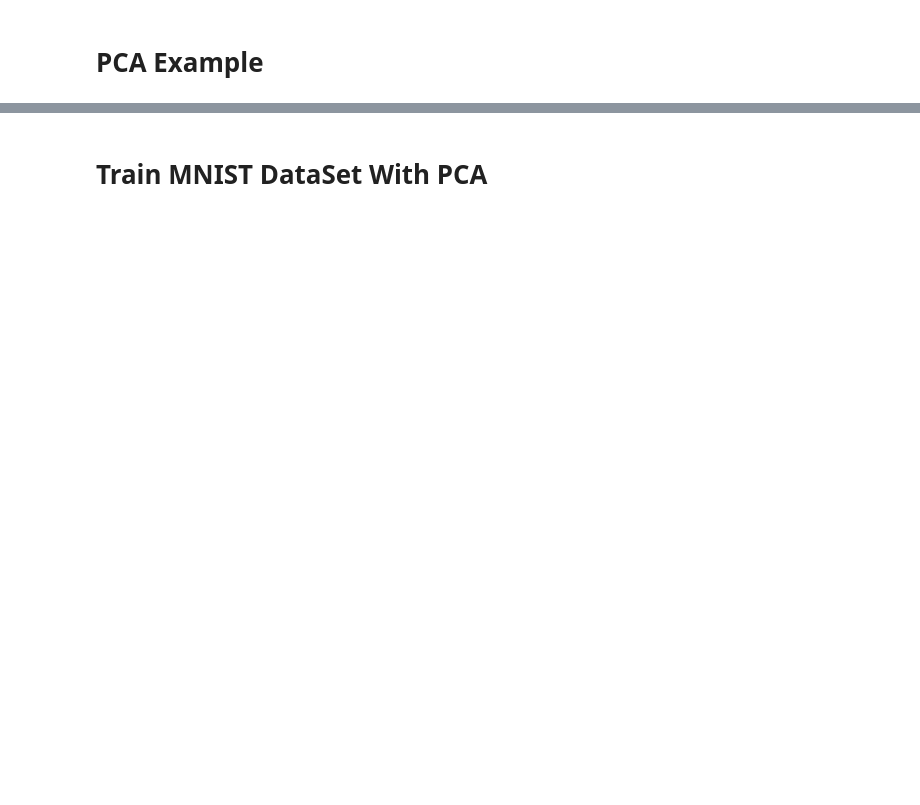
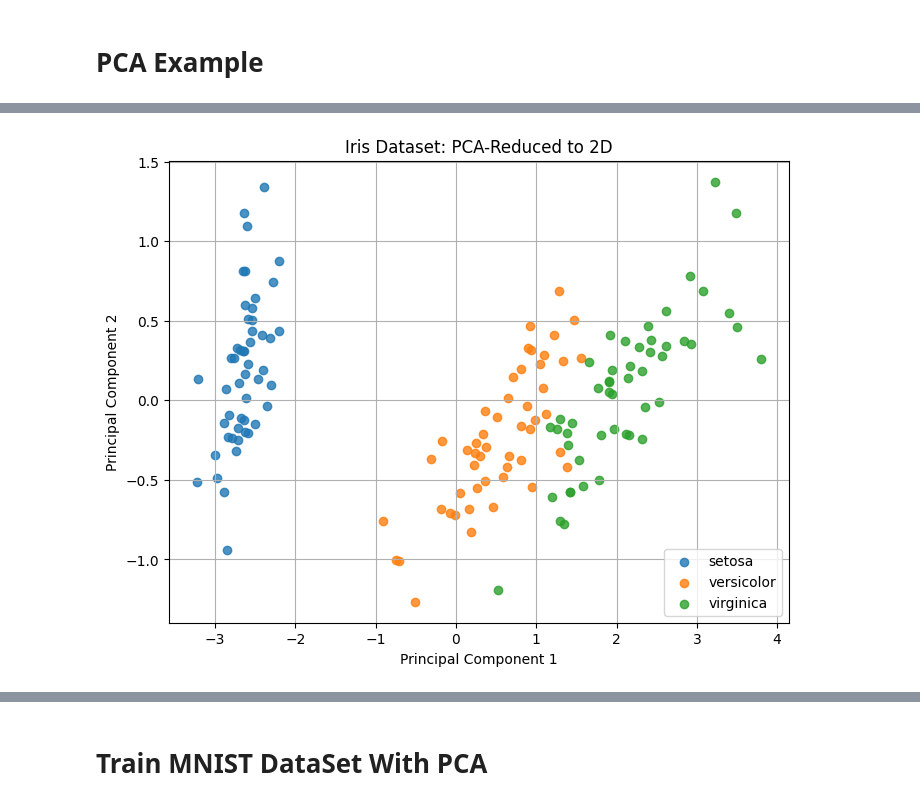
Before and after one commit to Eclipse-peach/pca-performance_mlp, a Jupyter notebook: PCA.ipynb, the cells around one changed output, grey strips where cells are left out. Drawn from its saved outputs; the diff is of its cells as text; code cells hidden in the pictures; blank space fills up the shorter version.

```diff
--- a/PCA.ipynb
+++ b/PCA.ipynb
@@ -57 +73,82 @@ plt.show()
 [figure]
+# %%
+import pandas as pd
+from sklearn.datasets import load_iris
+import matplotlib.pyplot as plt
+from sklearn.decomposition import PCA
+
+# 1. Load the Iris dataset
+iris = load_iris()
+X = iris.data  # Features (sepal length, sepal width, petal length, petal width)
+y = iris.target # Target species (0: setosa, 1: versicolor, 2: virginica)
+feature_names = iris.feature_names
+target_names = iris.target_names
+
+# 2. Create a Pandas DataFrame
+df_iris = pd.DataFrame(X, columns=feature_names)
+df_iris['species'] = y
+# Map numerical targets to actual species names for clarity
+df_iris['species'] = df_iris['species'].map({i: name for i, name in enumerate(target_names)})
+
+# --- Awesome Tables for Each Species ---
+
+# Define a base styling function to keep the code clean
+def style_species_table(df, species_name):
+    """Applies consistent styling to each species DataFrame."""
+    return (
+        df.style
+        .set_caption(f"Iris {species_name.capitalize()} Data") # Dynamic caption
+        .set_table_styles([
+            {'selector': 'caption', 'props': [('font-size', '1.2em'), ('font-weight', 'bold'), ('color', '#333333')]},
+            {'selector': 'th', 'props': [('background-color', '#e0f2f7'), ('color', 'black'), ('font-weight', 'bold')]},
+            {'selector': 'td', 'props': [('border', '1px solid #ddd')]},
+            {'selector': 'tr:nth-of-type(even)', 'props': [('background-color', '#000000')]}
+        ])
+        .format({ # Format float columns to 2 decimal places
+            'sepal length (cm)': "{:.2f}",
+            'sepal width (cm)': "{:.2f}",
+            'petal length (cm)': "{:.2f}",
+            'petal width (cm)': "{:.2f}"
+        })
+        .hide(axis="index") # Hide the default pandas index
+    )
+
+print("--- Iris Dataset: Separated by Species ---")
+
+# Separate and display tables for each species
+for i, species_name in enumerate(target_names):
+    df_species = df_iris[df_iris['species'] == species_name].copy() # Filter and make a copy
+    styled_table = style_species_table(df_species, species_name)
+    display(styled_table)
+    print("\n") # Add a newline for visual separation between tables
+
+print("-" * 50)
+
+
+# --- Your PCA and Plotting Code (unchanged) ---
+
+# Perform PCA to reduce to 2 dimensions
+pca = PCA(n_components=2)
+X_reduced = pca.fit_transform(X)
+
+print("\n--- PCA Explained Variance Ratio ---")
+print(f"Principal Component 1 explains: {pca.explained_variance_ratio_[0]*100:.2f}% of variance")
+print(f"Principal Component 2 explains: {pca.explained_variance_ratio_[1]*100:.2f}% of variance")
+print(f"Total variance explained by 2 components: {pca.explained_variance_ratio_.sum()*100:.2f}%")
+print("-" * 40)
+
+# Plot the PCA-reduced 2D data
+plt.figure(figsize=(8, 6))
+
+# Plot each species separately to create a legend
+for i, target_name in enumerate(target_names):
+    plt.scatter(X_reduced[y == i, 0], X_reduced[y == i, 1],
+                label=target_name, alpha=0.8)
+
+plt.xlabel('Principal Component 1')
+plt.ylabel('Principal Component 2')
+plt.title('Iris Dataset: PCA-Reduced to 2D')
+plt.legend()
+plt.grid(True)
+plt.show()
+# %% [output]
@@ -58,3 +217,4 @@ plt.show()
+[figure, added]
 # %%
 import matplotlib.pyplot as plt
 from sklearn.datasets import fetch_olivetti_faces
```
Also changed, not shown: parts of 10 cells of this notebook.
